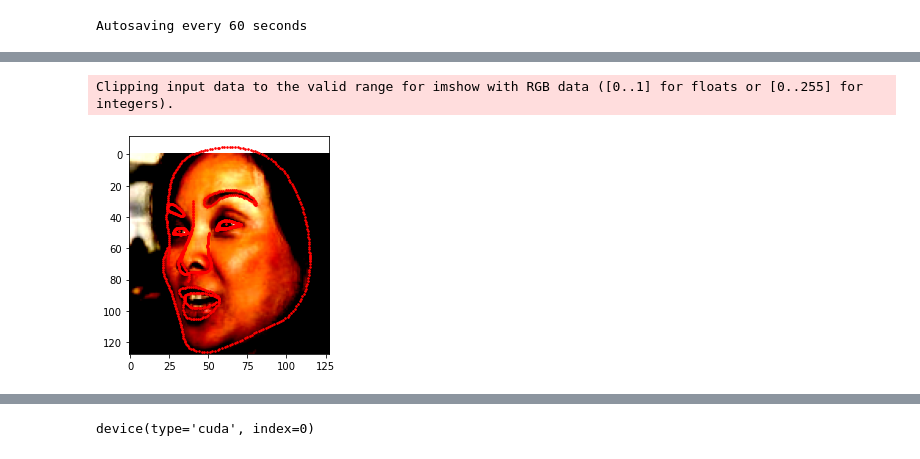
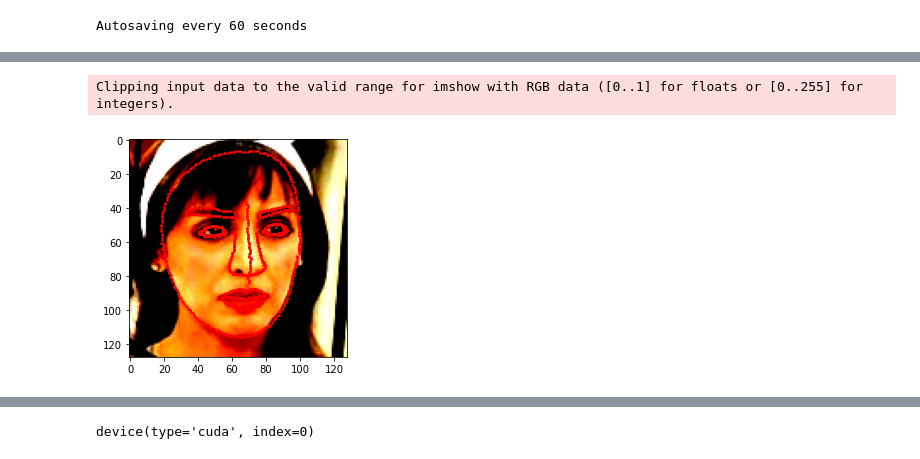
Before and after one commit to Ilyua/cv_made, a Jupyter notebook: contest1/oralcumshot.ipynb, the cells around one changed output, grey strips where cells are left out. Saved outputs shown, nothing was run; the diff lists cells and outputs as text; code cells hidden in the pictures.

```diff
--- a/contest1/oralcumshot.ipynb
+++ b/contest1/oralcumshot.ipynb
@@ -183,4 +195,22 @@ def show_landmarks(image, landmarks):
 
     plt.scatter(landmarks[:, 0], landmarks[:, 1], s=10, marker='.', c='r')
     plt.pause(0.001)
+# %%
+train_transform = A.Compose([
+
+#         A.HorizontalFlip(p=0.5),
+    A.Rotate(p=1,limit=30),
+# #         A.OneOf([
+# #             A.HueSaturationValue(p=0.5),
+# #             A.RGBShift(p=0.7)
+# #         ], p=1),
+#         A.RandomBrightnessContrast(p=0.5),
+    A.Normalize(mean=[0.5, 0.5, 0.5], std=[0.25, 0.25, 0.25]),
+    A.pytorch.transforms.ToTensorV2(),
+
+
+
+    ],
+    keypoint_params=A.KeypointParams(format='xy',remove_invisible=False),
+)
 # %%
@@ -195,22 +224,6 @@ train_preprocessing = transforms.Compose([
-# %%
-train_transform = A.Compose([
-
-        A.HorizontalFlip(p=0.5),
-    A.Rotate(p=0.6),
-#         A.OneOf([
-#             A.HueSaturationValue(p=0.5),
-#             A.RGBShift(p=0.7)
-#         ], p=1),
-        A.RandomBrightnessContrast(p=0.5),
-
-    ToTensor()
-
-    ],
-    keypoint_params=A.KeypointParams(format='xy',remove_invisible=False),
-)
 # %%
 all_image_paths = [os.path.join(PATH_TRAIN,'images',name) for name in os.listdir(os.path.join(PATH_TRAIN,'images'))]
 # %%
 train_images,val_images=train_test_split(all_image_paths,test_size=0.33)
 # %%
-train_dataset  = MyAssDataset(train_images,os.path.join(PATH_TRAIN, 'landmarks.csv'), preprocessing=train_preprocessing,transforms=train_transform)
+train_dataset  = MyAssDataset(train_images,os.path.join(PATH_TRAIN, 'landmarks.csv'),transform=train_transform)
@@ -246,2 +255,2 @@ train_dataset[0]
 # %%
-t = train_dataset[36]
+t = train_dataset[3]
@@ -263,5 +257,5 @@ if train_dataset.preprocessing is not None:
 # %%
-show_landmarks(sample['image'].permute(1,2,0),sample['landmarks'].reshape(-1,2))
+show_landmarks(t['image'].permute(1,2,0),t['landmarks'].reshape(-1,2)*128)
 # %% [output]
 Clipping input data to the valid range for imshow with RGB data ([0..1] for floats or [0..255] for integers).
-[figure, old version]
+[figure, new version]
```
Also changed, not shown: parts of 43 cells of this notebook, 2 other files.
